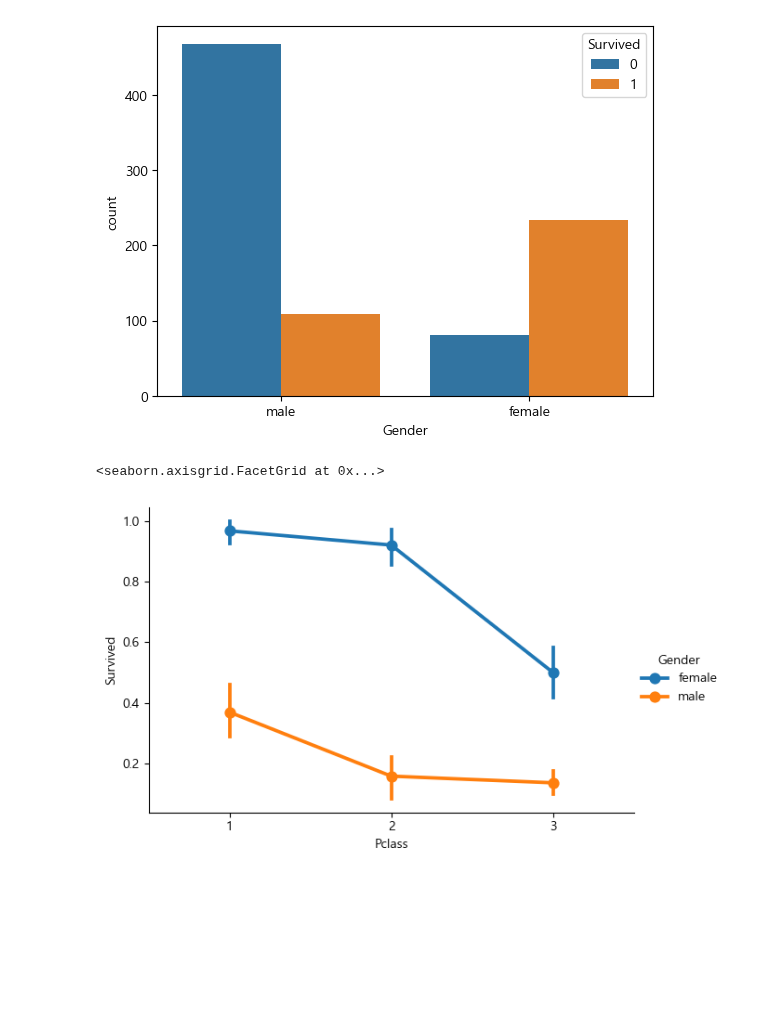
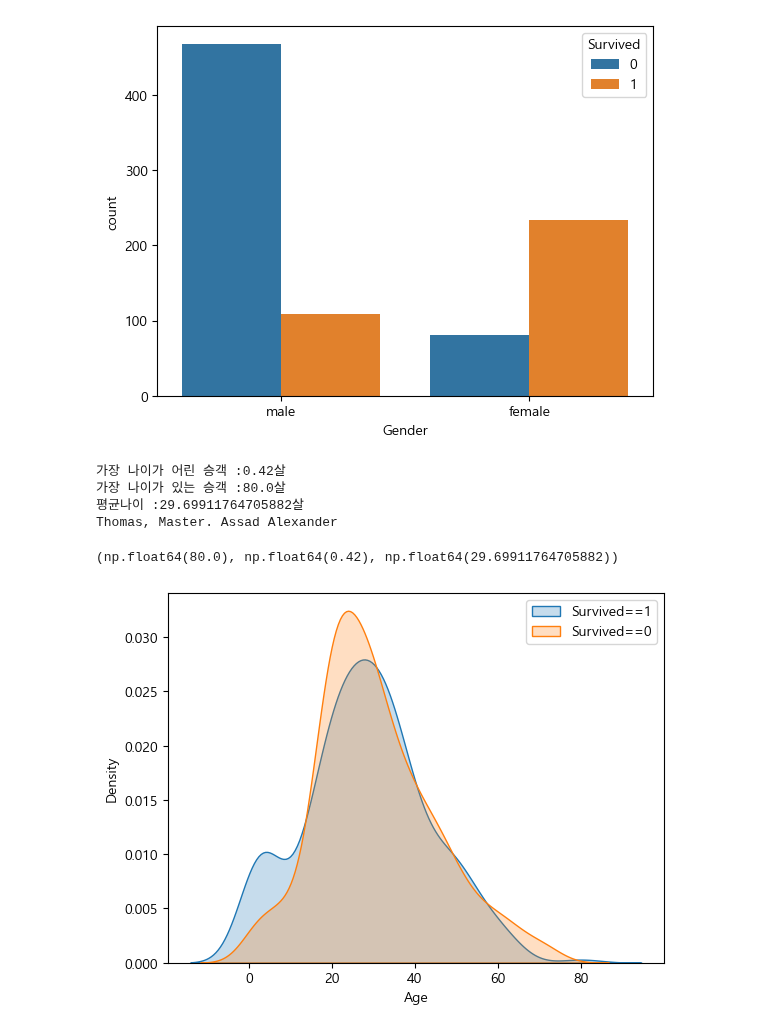
Before and after one commit to carookim/Python, a Jupyter notebook: EDA/titianic.ipynb, the cells around one changed output. Saved outputs shown, nothing was run; the diff lists cells and outputs as text; code cells hidden in the pictures; blank space fills up the shorter version.

```diff
--- a/EDA/titianic.ipynb
+++ b/EDA/titianic.ipynb
@@ -242,11 +242,35 @@ sns.countplot(data=titanic, x='Gender', hue='Survived', legend=True)
 plt.show()
 # %% [output]
 [figure]
-# %%
-# 선실등급별, 성별에 따라서 생존확률이 높다는 것을 알수있다.
-# 두 특성을 한꺼번에 비교하는 시각화 툴
-# factorplot
-sns.catplot(data=titanic,x='Pclass',y='Survived',hue='Gender',kind='point',height=4,aspect=1.5)
-# %% [output]
-<seaborn.axisgrid.FacetGrid at 0x...>
-[figure, removed]
+# %%
+# 나이가 가장 낮은 승객, 높은 승객, 평균나이
+print(f'가장 나이가 어린 승객 :{titanic['Age'].min()}살')
+print(f'가장 나이가 있는 승객 :{titanic['Age'].max()}살')
+
+print(f'평균나이 :{titanic['Age'].mean()}살')
+
+# 가장 어린 나이의 승객 이름
+youngest_name = titanic.loc[titanic['Age'].idxmin(), 'Name']
+print(youngest_name)
+# %% [output]
+가장 나이가 어린 승객 :0.42살
+가장 나이가 있는 승객 :80.0살
+평균나이 :29.69911764705882살
+Thomas, Master. Assad Alexander
+# %%
+# 나이가 가장 낮은 승객, 높은승객 ,평균나이
+titanic.Age.max(),titanic.Age.min(), titanic.Age.mean()
+# %% [output]
+(np.float64(80.0), np.float64(0.42), np.float64(29.69911764705882))
+# %%
+sns.kdeplot(
+    data = titanic[titanic.Survived == 1], x='Age', label = 'Survived==1',fill=True
+)
+
+sns.kdeplot(
+    data = titanic[titanic.Survived == 0], x='Age', label = 'Survived==0',fill=True
+)
+plt.legend(loc='best')
+plt.show()
+# %% [output]
+[figure, added]
```
Also changed, not shown: parts of 5 cells of this notebook.
